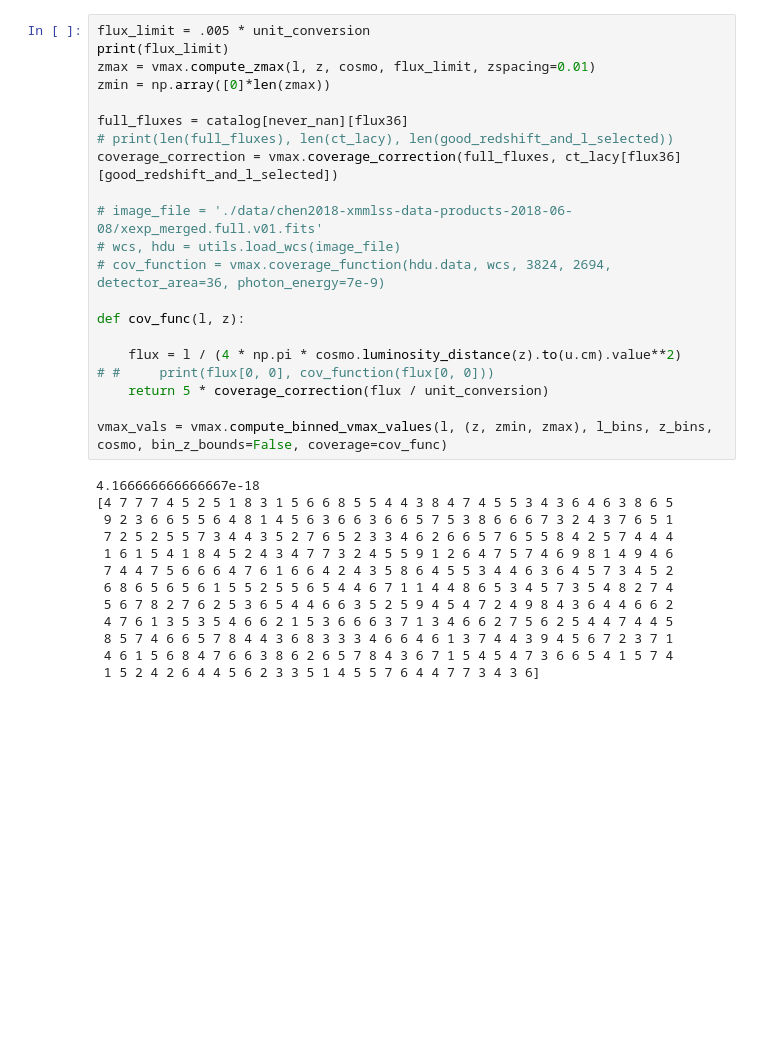
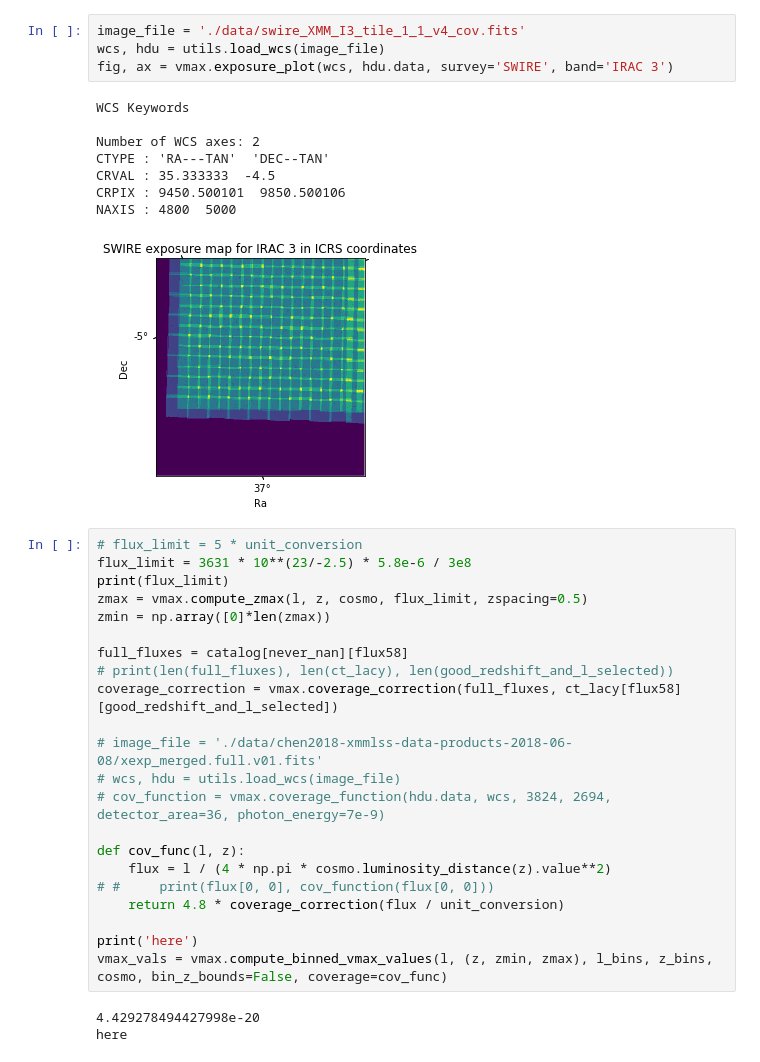
Before and after one commit to runburg/agn_lf, a Jupyter notebook: notebooks/ir_lf.ipynb, the cells around one changed output. Saved outputs shown, nothing was run; the diff lists cells and outputs as text; blank space fills up the shorter version.

```diff
--- a/notebooks/ir_lf.ipynb
+++ b/notebooks/ir_lf.ipynb
@@ -94,36 +144,40 @@ fig, ax = vmax.l_z_histo(l, z, l_bins, z_bins, band='2-10 keV X-ray', unit=r'erg
+# %%
+image_file = './data/swire_XMM_I3_tile_1_1_v4_cov.fits'
+wcs, hdu = utils.load_wcs(image_file)
+fig, ax = vmax.exposure_plot(wcs, hdu.data, survey='SWIRE', band='IRAC 3')
+# %% [output]
+WCS Keywords
+
+Number of WCS axes: 2
+CTYPE : 'RA---TAN'  'DEC--TAN'
+CRVAL : 35.333333  -4.5
+CRPIX : 9450.500101  9850.500106
+NAXIS : 4800  5000
+[figure, added]
 # %%
-flux_limit = .005 * unit_conversion
+# flux_limit = 5 * unit_conversion
+flux_limit = 3631 * 10**(23/-2.5) * 5.8e-6 / 3e8
 print(flux_limit)
-zmax = vmax.compute_zmax(l, z, cosmo, flux_limit, zspacing=0.01)
+zmax = vmax.compute_zmax(l, z, cosmo, flux_limit, zspacing=0.5)
 zmin = np.array([0]*len(zmax))
 
-full_fluxes = catalog[never_nan][flux36]
+full_fluxes = catalog[never_nan][flux58]
 # print(len(full_fluxes), len(ct_lacy), len(good_redshift_and_l_selected))
-coverage_correction = vmax.coverage_correction(full_fluxes, ct_lacy[flux36][good_redshift_and_l_selected])
+coverage_correction = vmax.coverage_correction(full_fluxes, ct_lacy[flux58][good_redshift_and_l_selected])
 
 # image_file = './data/chen2018-xmmlss-data-products-2018-06-08/xexp_merged.full.v01.fits'
 # wcs, hdu = utils.load_wcs(image_file)
 # cov_function = vmax.coverage_function(hdu.data, wcs, 3824, 2694, detector_area=36, photon_energy=7e-9)
 
 def cov_func(l, z):
+    flux = l / (4 * np.pi * cosmo.luminosity_distance(z).value**2)
+# #     print(flux[0, 0], cov_function(flux[0, 0]))
+    return 4.8 * coverage_correction(flux / unit_conversion)
 
-    flux = l / (4 * np.pi * cosmo.luminosity_distance(z).to(u.cm).value**2)
-# #     print(flux[0, 0], cov_function(flux[0, 0]))
-    return 5 * coverage_correction(flux / unit_conversion)
-
+print('here')
 vmax_vals = vmax.compute_binned_vmax_values(l, (z, zmin, zmax), l_bins, z_bins, cosmo, bin_z_bounds=False, coverage=cov_func)
 # %% [output]
-4.166666666666667e-18
-[4 7 7 7 4 5 2 5 1 8 3 1 5 6 6 8 5 5 4 4 3 8 4 7 4 5 5 3 4 3 6 4 6 3 8 6 5
- 9 2 3 6 6 5 5 6 4 8 1 4 5 6 3 6 6 3 6 6 5 7 5 3 8 6 6 6 7 3 2 4 3 7 6 5 1
- 7 2 5 2 5 5 7 3 4 4 3 5 2 7 6 5 2 3 3 4 6 2 6 6 5 7 6 5 5 8 4 2 5 7 4 4 4
- 1 6 1 5 4 1 8 4 5 2 4 3 4 7 7 3 2 4 5 5 9 1 2 6 4 7 5 7 4 6 9 8 1 4 9 4 6
- 7 4 4 7 5 6 6 6 4 7 6 1 6 6 4 2 4 3 5 8 6 4 5 5 3 4 4 6 3 6 4 5 7 3 4 5 2
- 6 8 6 5 6 5 6 1 5 5 2 5 5 6 5 4 4 6 7 1 1 4 4 8 6 5 3 4 5 7 3 5 4 8 2 7 4
- 5 6 7 8 2 7 6 2 5 3 6 5 4 4 6 6 3 5 2 5 9 4 5 4 7 2 4 9 8 4 3 6 4 4 6 6 2
- 4 7 6 1 3 5 3 5 4 6 6 2 1 5 3 6 6 6 3 7 1 3 4 6 6 2 7 5 6 2 5 4 4 7 4 4 5
- 8 5 7 4 6 6 5 7 8 4 4 3 6 8 3 3 3 4 6 6 4 6 1 3 7 4 4 3 9 4 5 6 7 2 3 7 1
- 4 6 1 5 6 8 4 7 6 6 3 8 6 2 6 5 7 8 4 3 6 7 1 5 4 5 4 7 3 6 6 5 4 1 5 7 4
- 1 5 2 4 2 6 4 4 5 6 2 3 3 5 1 4 5 5 7 6 4 4 7 7 3 4 3 6]
+4.429278494427998e-20
+here
 # %%
 zs = (z_bins[:-1]+z_bins[1:])/2
```
Also changed, not shown: parts of 17 cells of this notebook, 4 other files.
